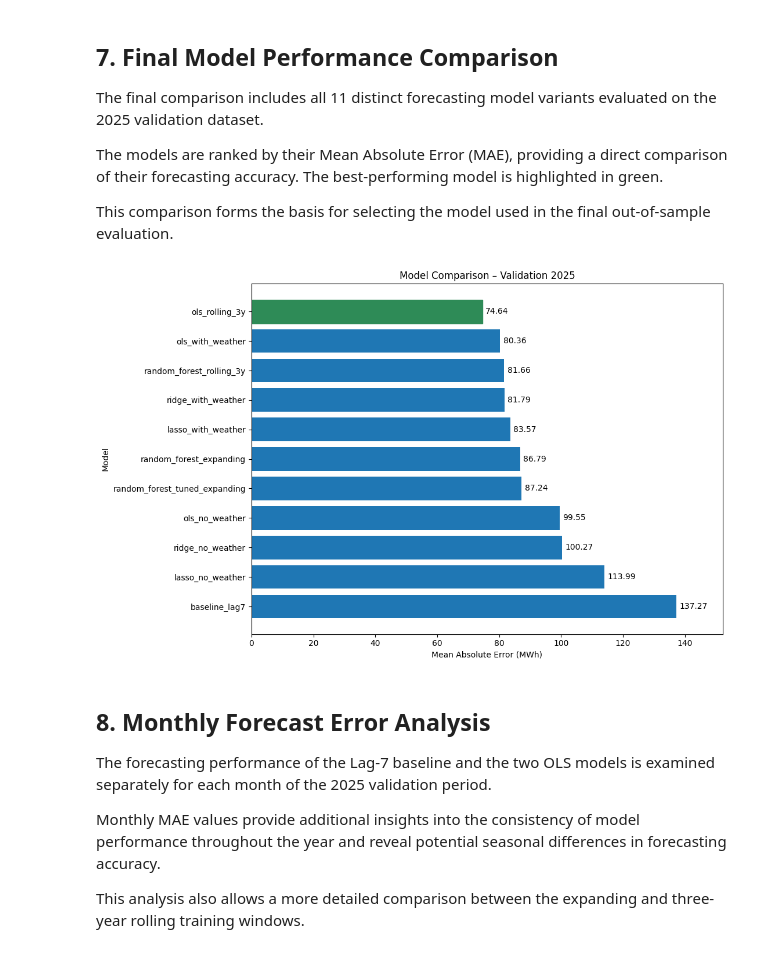
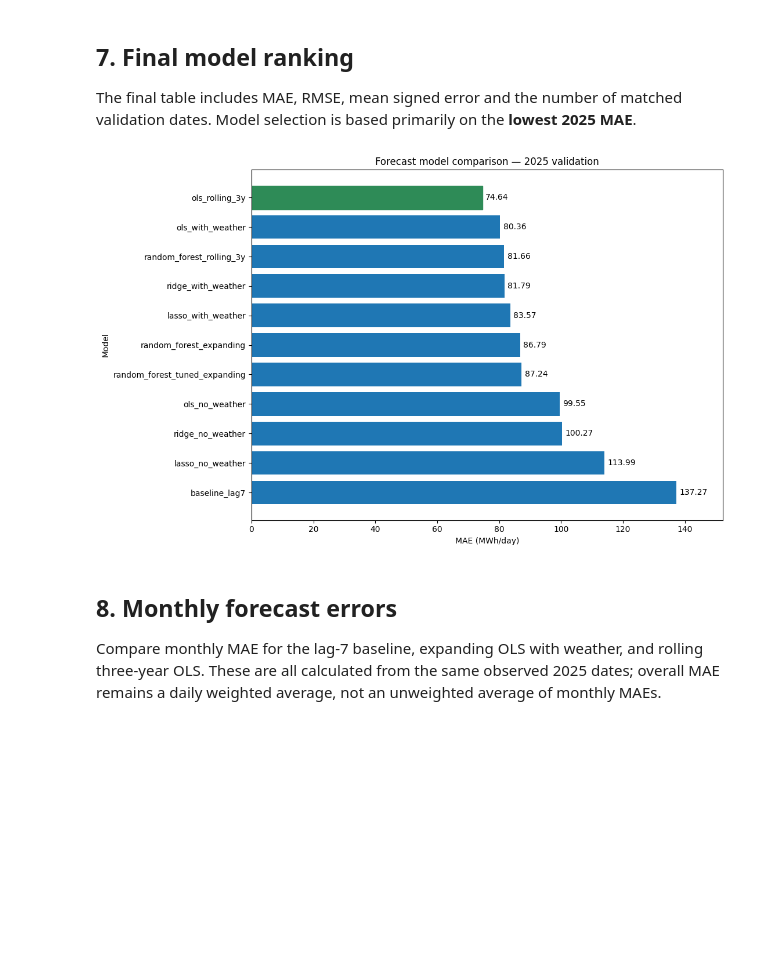
Before and after one commit to LaraMileto/DSF_forecasting_electricity_consumption_Basel, a Jupyter notebook: code/10_model_comparison.ipynb, the cells around one changed output. Saved outputs shown, nothing was run; the diff lists cells and outputs as text; code cells hidden in the pictures; blank space fills up the shorter version.

```diff
--- a/code/10_model_comparison.ipynb
+++ b/code/10_model_comparison.ipynb
@@ -294,55 +241,24 @@ display(clean_comparison.round(2))
 # %% [markdown]
+## 7. Final model ranking
 
-## 7. Final Model Performance Comparison
-
-The final comparison includes all 11 distinct forecasting model variants evaluated on the 2025 validation dataset.
-
-The models are ranked by their Mean Absolute Error (MAE), providing a direct comparison of their forecasting accuracy. The best-performing model is highlighted in green.
-
-This comparison forms the basis for selecting the model used in the final out-of-sample evaluation.
+The final table includes MAE, RMSE, mean signed error and the number of matched validation dates. Model selection is based primarily on the **lowest 2025 MAE**.
 # %%
-
-# Final model comparison chart (without duplicates)
-
 plot_data = clean_comparison.copy()
-
-plt.figure(figsize=(11, 7))
-
-bars = plt.barh(
-    plot_data["model"],
-    plot_data["MAE"]
-)
-
-# Highlight the best-performing model
+fig, ax = plt.subplots(figsize=(11, 7))
+bars = ax.barh(plot_data["model"], plot_data["MAE"])
 bars[0].set_color("seagreen")
-
-# Display MAE values next to the bars
 for bar, mae in zip(bars, plot_data["MAE"]):
-    plt.text(
-        mae + 1,
-        bar.get_y() + bar.get_height() / 2,
-        f"{mae:.2f}",
-        va="center"
-    )
-
-plt.xlabel("Mean Absolute Error (MWh)")
-plt.ylabel("Model")
-plt.title("Model Comparison – Validation 2025")
-
-plt.gca().invert_yaxis()
-plt.xlim(0, plot_data["MAE"].max() + 15)
-
+    ax.text(mae + 1, bar.get_y() + bar.get_height()/2, f"{mae:.2f}", va="center")
+ax.set(xlabel="MAE (MWh/day)", ylabel="Model", title="Forecast model comparison — 2025 validation")
+ax.invert_yaxis()
+ax.set_xlim(0, plot_data["MAE"].max() + 15)
 plt.tight_layout()
+fig.savefig(FIGURES / "final_validation_model_mae.png", dpi=300, bbox_inches="tight")
 plt.show()
 # %% [output]
-[figure, old version]
+[figure, new version]
 # %% [markdown]
+## 8. Monthly forecast errors
 
-## 8. Monthly Forecast Error Analysis
-
-The forecasting performance of the Lag-7 baseline and the two OLS models is examined separately for each month of the 2025 validation period.
-
-Monthly MAE values provide additional insights into the consistency of model performance throughout the year and reveal potential seasonal differences in forecasting accuracy.
-
-This analysis also allows a more detailed comparison between the expanding and three-year rolling training windows.
+Compare monthly MAE for the lag-7 baseline, expanding OLS with weather, and rolling three-year OLS. These are all calculated from the same observed 2025 dates; overall MAE remains a daily weighted average, not an unweighted average of monthly MAEs.
 # %%
```
Also changed, not shown: parts of 17 cells of this notebook, 6 other files.
